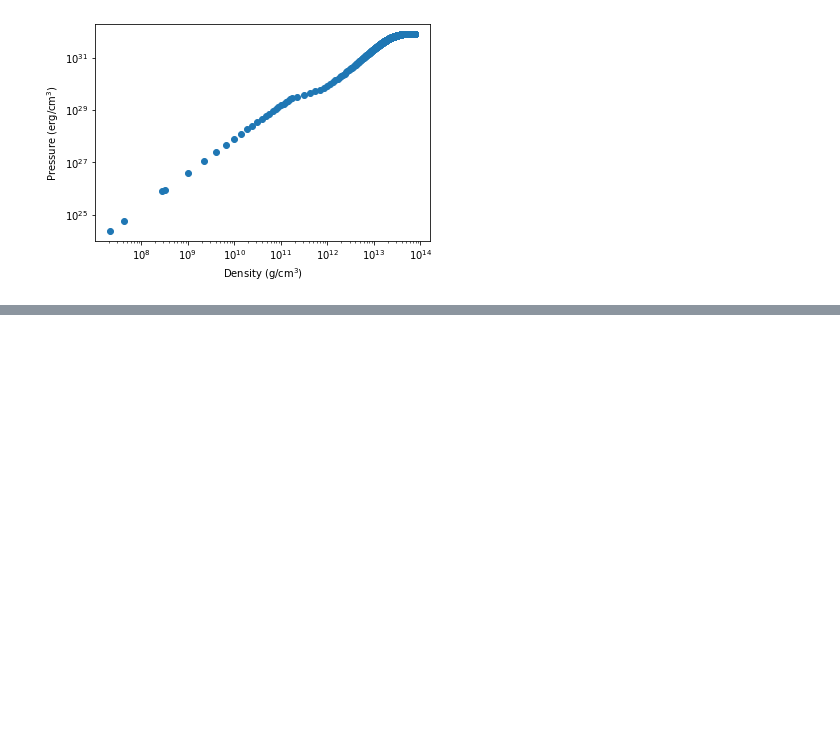
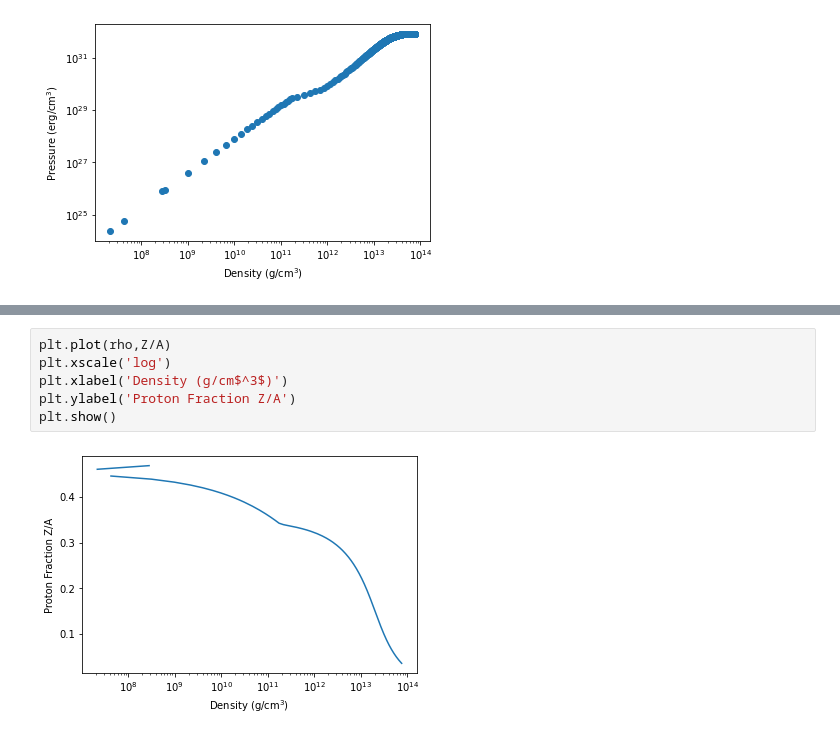
Before and after one commit to thomas-03/homework, a Jupyter notebook: 5460/homework9.ipynb, the cells around one changed output, grey strips where cells are left out. Cells and saved outputs as stored; diff of their text form; blank space fills up the shorter version.

```diff
--- a/5460/homework9.ipynb
+++ b/5460/homework9.ipynb
@@ -86,0 +107,8 @@ plt.show()
+# %%
+plt.plot(rho,Z/A)
+plt.xscale('log')
+plt.xlabel('Density (g/cm$^3$)')
+plt.ylabel('Proton Fraction Z/A')
+plt.show()
+# %% [output]
+[figure, added]
```
Also changed, not shown: parts of 3 cells of this notebook.
